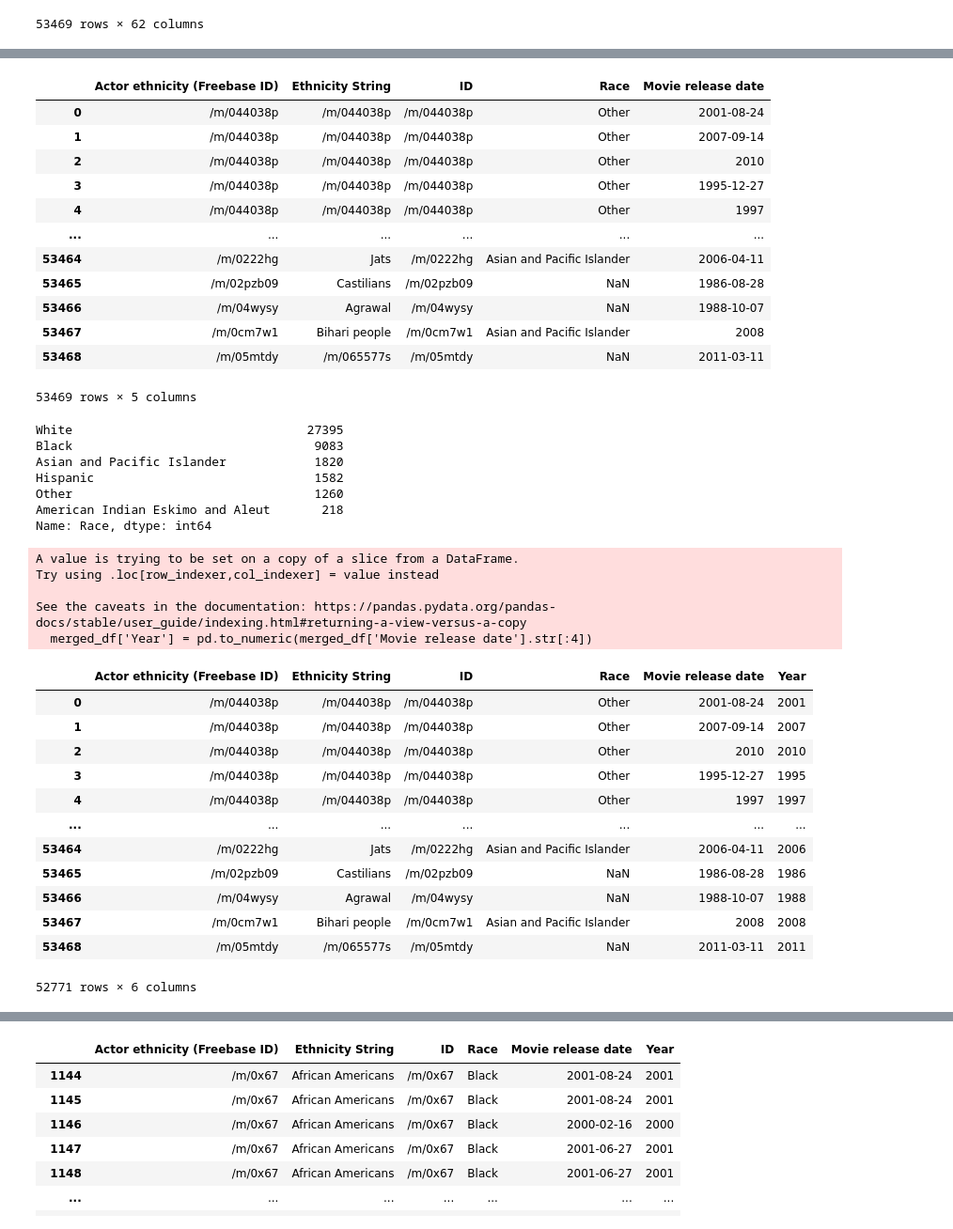
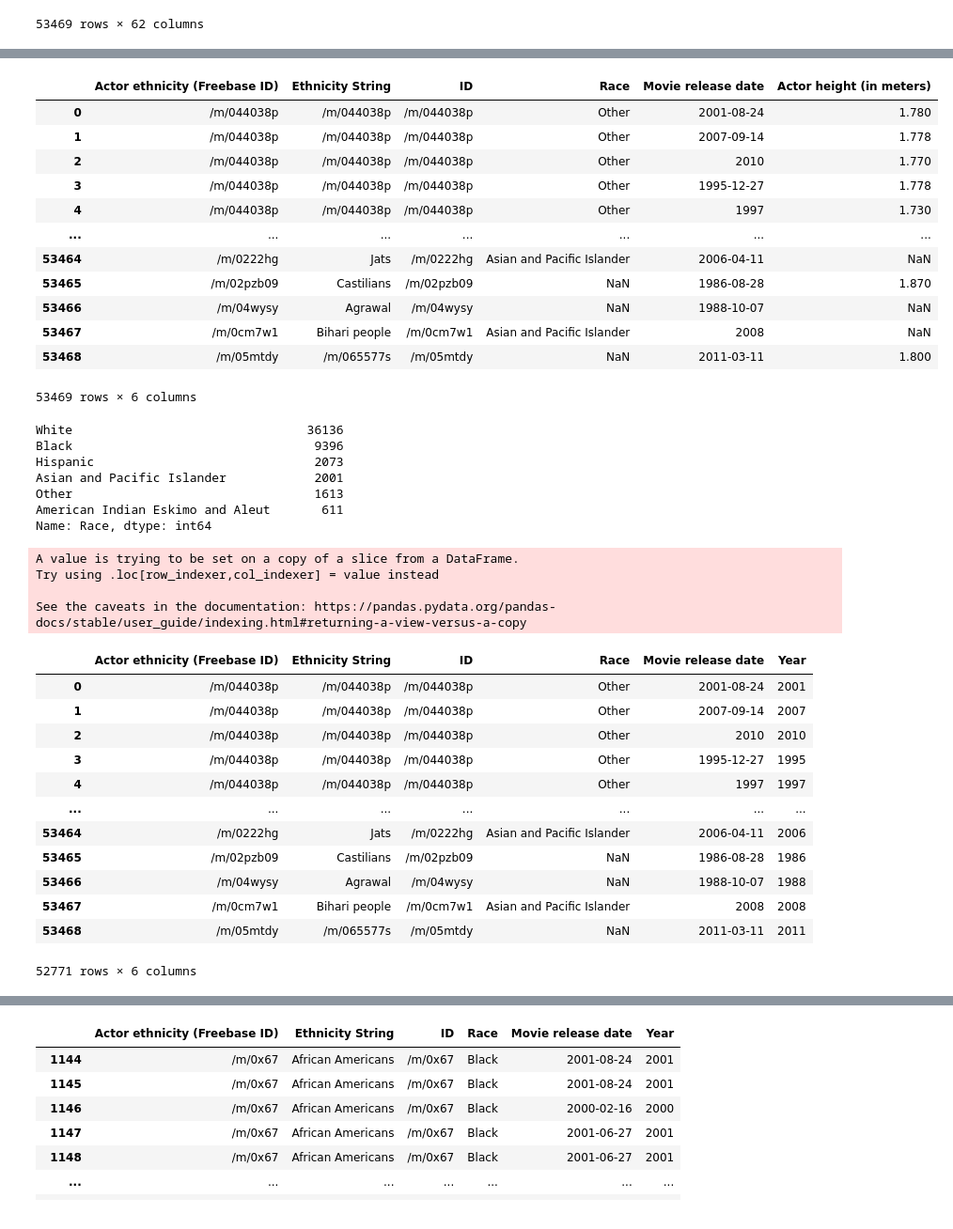
Before and after one commit to epfl-ada/ada-2022-project-imdbmi, a Jupyter notebook: Question4.ipynb, the cells around one changed output, grey strips where cells are left out. Shown at 94% size. Cells and saved outputs as stored; diff of their text form; code cells hidden in the pictures.

```diff
--- a/Question4.ipynb
+++ b/Question4.ipynb
@@ -253,34 +166,38 @@ usa_ethnics
 | 478 | /m/013y54 | NaN | NaN |
 479 rows × 3 columns
 # %%
+#merge characters with ethnicity and race strings
 merged_df = pd.merge(USA_char, usa_ethnics, left_on='Actor ethnicity (Freebase ID)', right_on='ID')
-merged_df = merged_df[['Actor ethnicity (Freebase ID)','Ethnicity String','ID','Race','Movie release date']]
+height_df = merged_df[['Actor ethnicity (Freebase ID)','Ethnicity String','ID','Race','Movie release date','Actor height (in meters)', 'Actor gender']]
+merged_df = merged_df[['Actor ethnicity (Freebase ID)','Ethnicity String','ID','Race','Movie release date','Actor height (in meters)']]
+
 merged_df
 # %% [output]
-|  | Actor ethnicity (Freebase ID) | Ethnicity String | ID | Race | Movie release date |
-| 0 | /m/044038p | /m/044038p | /m/044038p | Other | 2001-08-24 |
-| 1 | /m/044038p | /m/044038p | /m/044038p | Other | 2007-09-14 |
-| 2 | /m/044038p | /m/044038p | /m/044038p | Other | 2010 |
-| 3 | /m/044038p | /m/044038p | /m/044038p | Other | 1995-12-27 |
-| 4 | /m/044038p | /m/044038p | /m/044038p | Other | 1997 |
-| ... | ... | ... | ... | ... | ... |
-| 53464 | /m/0222hg | Jats | /m/0222hg | Asian and Pacific Islander | 2006-04-11 |
-| 53465 | /m/02pzb09 | Castilians | /m/02pzb09 | NaN | 1986-08-28 |
-| 53466 | /m/04wysy | Agrawal | /m/04wysy | NaN | 1988-10-07 |
-| 53467 | /m/0cm7w1 | Bihari people | /m/0cm7w1 | Asian and Pacific Islander | 2008 |
-| 53468 | /m/05mtdy | /m/065577s | /m/05mtdy | NaN | 2011-03-11 |
+|  | Actor ethnicity (Freebase ID) | Ethnicity String | ID | Race | Movie release date | Actor height (in meters) |
+| 0 | /m/044038p | /m/044038p | /m/044038p | Other | 2001-08-24 | 1.780 |
+| 1 | /m/044038p | /m/044038p | /m/044038p | Other | 2007-09-14 | 1.778 |
+| 2 | /m/044038p | /m/044038p | /m/044038p | Other | 2010 | 1.770 |
+| 3 | /m/044038p | /m/044038p | /m/044038p | Other | 1995-12-27 | 1.778 |
+| 4 | /m/044038p | /m/044038p | /m/044038p | Other | 1997 | 1.730 |
+| ... | ... | ... | ... | ... | ... | ... |
+| 53464 | /m/0222hg | Jats | /m/0222hg | Asian and Pacific Islander | 2006-04-11 | NaN |
+| 53465 | /m/02pzb09 | Castilians | /m/02pzb09 | NaN | 1986-08-28 | 1.870 |
+| 53466 | /m/04wysy | Agrawal | /m/04wysy | NaN | 1988-10-07 | NaN |
+| 53467 | /m/0cm7w1 | Bihari people | /m/0cm7w1 | Asian and Pacific Islander | 2008 | NaN |
+| 53468 | /m/05mtdy | /m/065577s | /m/05mtdy | NaN | 2011-03-11 | 1.800 |
-53469 rows × 5 columns
+53469 rows × 6 columns
 # %%
 merged_df['Race'].value_counts()
 # %% [output]
-White                                27395
-Black                                 9083
-Asian and Pacific Islander            1820
-Hispanic                              1582
-Other                                 1260
-American Indian Eskimo and Aleut       218
+White                                36136
+Black                                 9396
+Hispanic                              2073
+Asian and Pacific Islander            2001
+Other                                 1613
+American Indian Eskimo and Aleut       611
 Name: Race, dtype: int64
 # %%
+#Clean up the data
 merged_df = merged_df[merged_df['Movie release date'].notna()]
 merged_df['Year'] = pd.to_numeric(merged_df['Movie release date'].str[:4])
 merged_df = merged_df[(merged_df['Year'] > 1800) & (merged_df['Year'] < 2018)]
@@ -290,7 +207,6 @@ A value is trying to be set on a copy of a slice from a DataFrame.
 Try using .loc[row_indexer,col_indexer] = value instead
 
 See the caveats in the documentation: https://pandas.pydata.org/pandas-docs/stable/user_guide/indexing.html#returning-a-view-versus-a-copy
-  merged_df['Year'] = pd.to_numeric(merged_df['Movie release date'].str[:4])
 |  | Actor ethnicity (Freebase ID) | Ethnicity String | ID | Race | Movie release date | Year |
 | 0 | /m/044038p | /m/044038p | /m/044038p | Other | 2001-08-24 | 2001 |
 | 1 | /m/044038p | /m/044038p | /m/044038p | Other | 2007-09-14 | 2007 |
```
Also changed, not shown: parts of 45 cells of this notebook.
